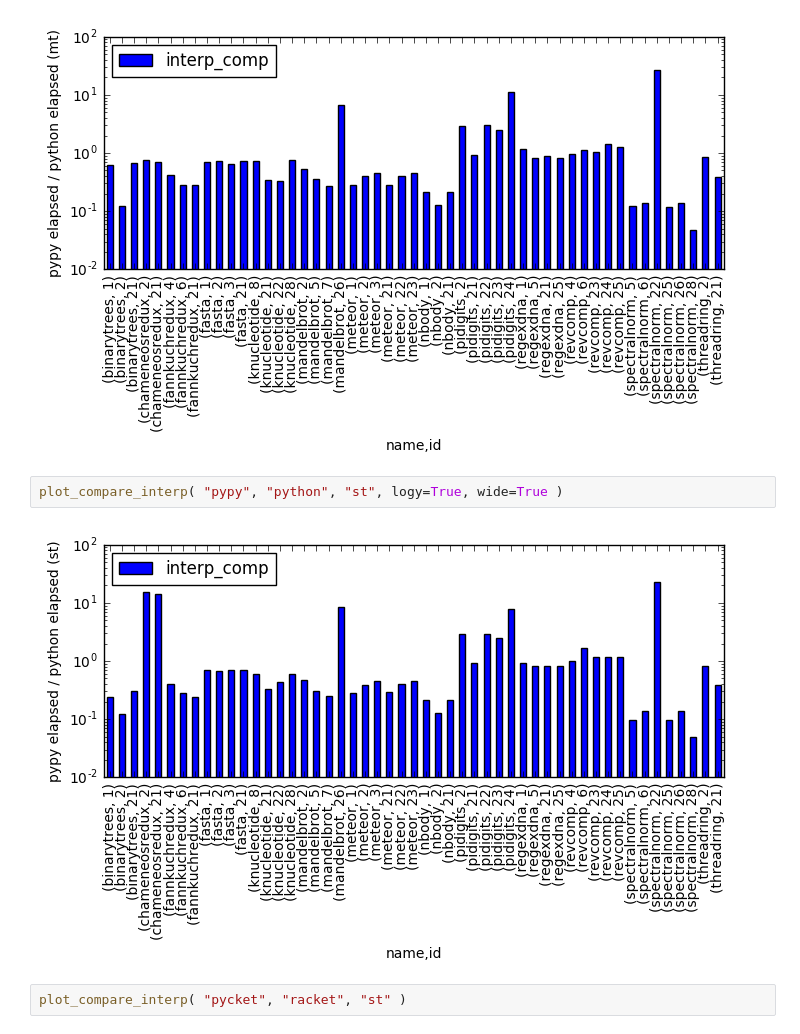
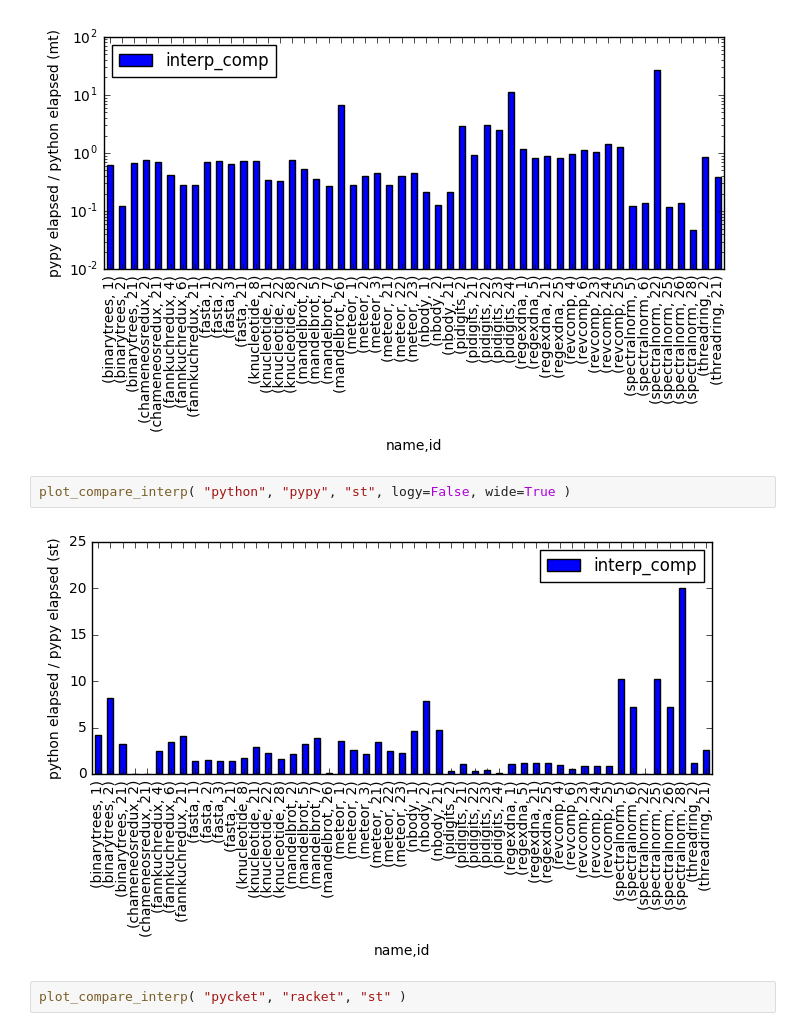
Before and after one commit to cornell-brg/metatracing-workload-characterization, a Jupyter notebook: ipython-notebooks/benchmarksgame.ipynb, the cells around one changed output. Saved outputs shown, nothing was run; the diff lists cells and outputs as text.

```diff
--- a/ipython-notebooks/benchmarksgame.ipynb
+++ b/ipython-notebooks/benchmarksgame.ipynb
@@ -241,9 +241,9 @@ plot_compare_interp( "pypy", "python", "mt", logy=True, wide=True )
 # %% [output]
 [figure]
 # %%
-plot_compare_interp( "pypy", "python", "st", logy=True, wide=True )
+plot_compare_interp( "python", "pypy", "st", logy=False, wide=True )
 # %% [output]
-[figure, old version]
+[figure, new version]
 # %%
 plot_compare_interp( "pycket", "racket", "st" )
 # %% [output]
```
Also changed, not shown: 3 other files.
